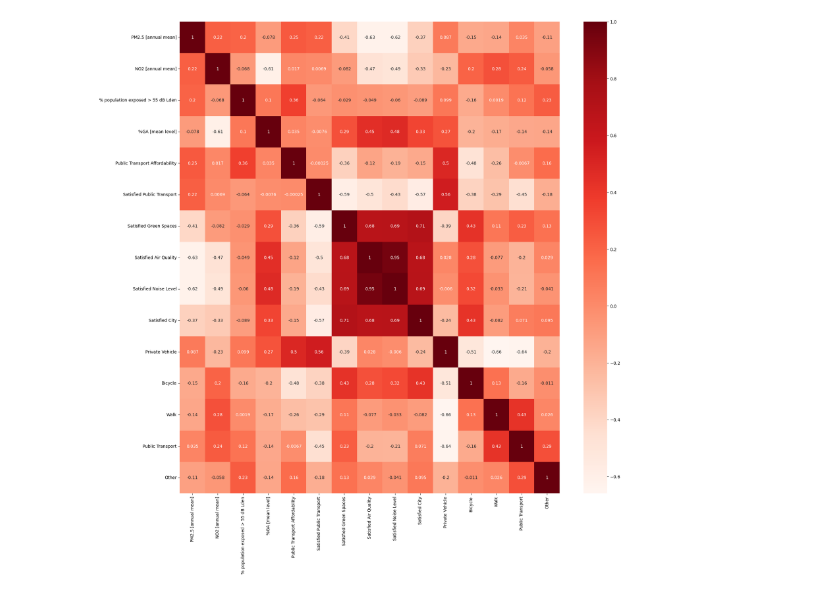
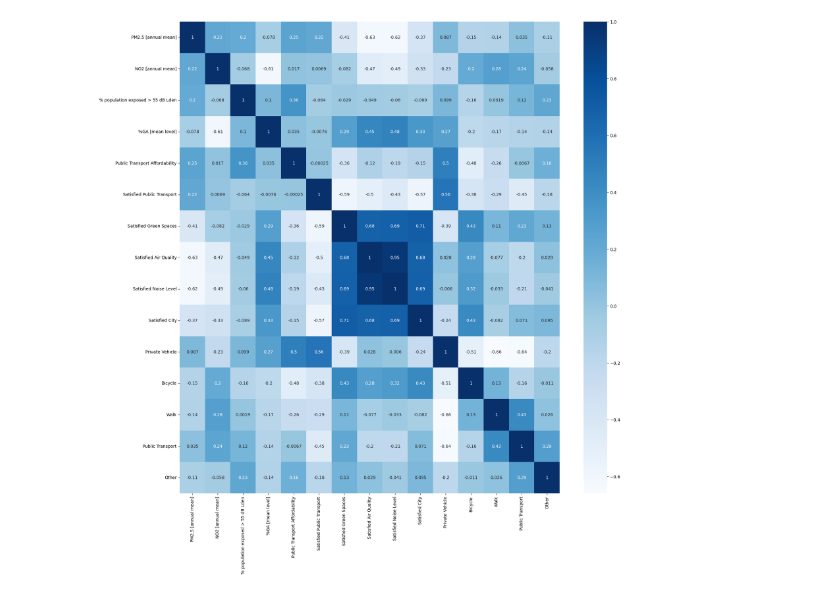
Before and after one commit to Mayv-dev/LivableCitiesIndex, a Jupyter notebook: DataAnalysis/MultivariateAnalysis.ipynb, the cells around one changed output. Drawn from its saved outputs; the diff is of its cells as text; code cells hidden in the pictures.

Commit message:
Plot Colour Change
- Changed correlation heatmap colour from red to blue.
- Added an export of the heatmap.

```diff
--- a/DataAnalysis/MultivariateAnalysis.ipynb
+++ b/DataAnalysis/MultivariateAnalysis.ipynb
@@ -32,10 +32,12 @@ df = MissingData.df_complete
 # %%
 df_num = df.drop(columns=['City'])
 figure(num=None, figsize=(20, 20), dpi=100, facecolor='w', edgecolor='k')
-sns.heatmap(df_num.corr(), annot=True, cmap = 'Reds')
+sns.heatmap(df_num.corr(), annot=True, cmap = 'Blues')
+
+plt.savefig('./plots/correlation.png')
 plt.show()
 # %% [output]
-[figure, old version]
+[figure, new version]
 # %%
 # Combine Distatisfied Air Quality and Disatisfied Noise Level
 
```
